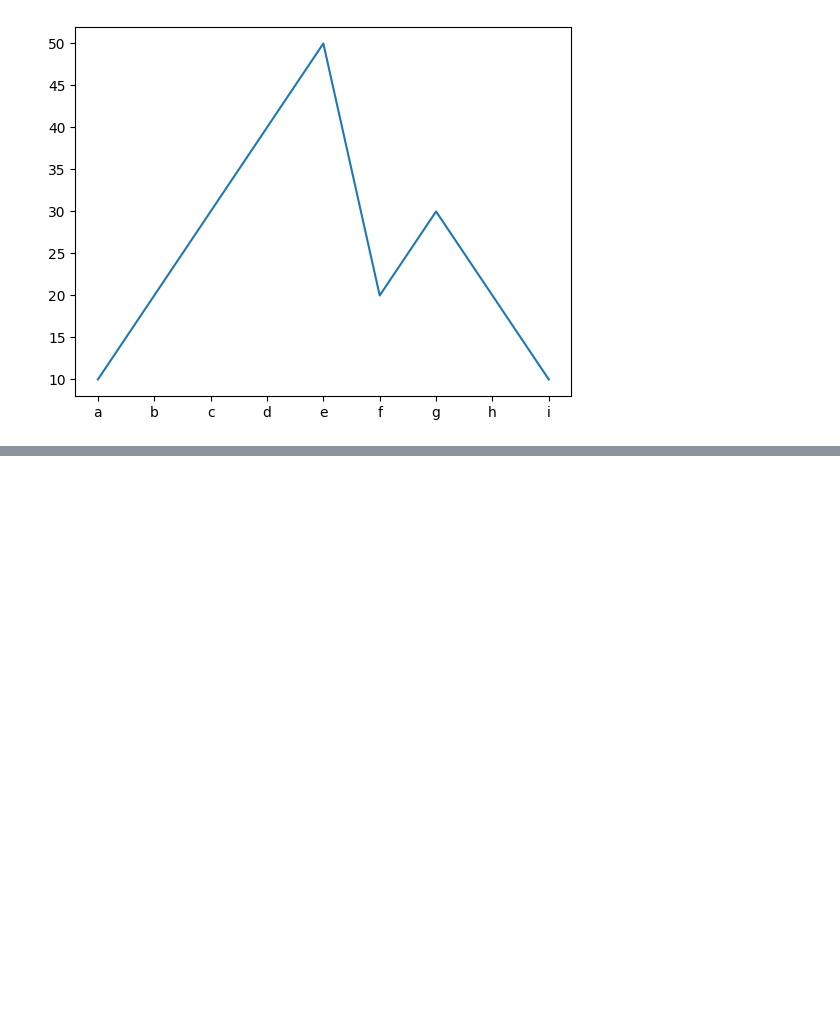
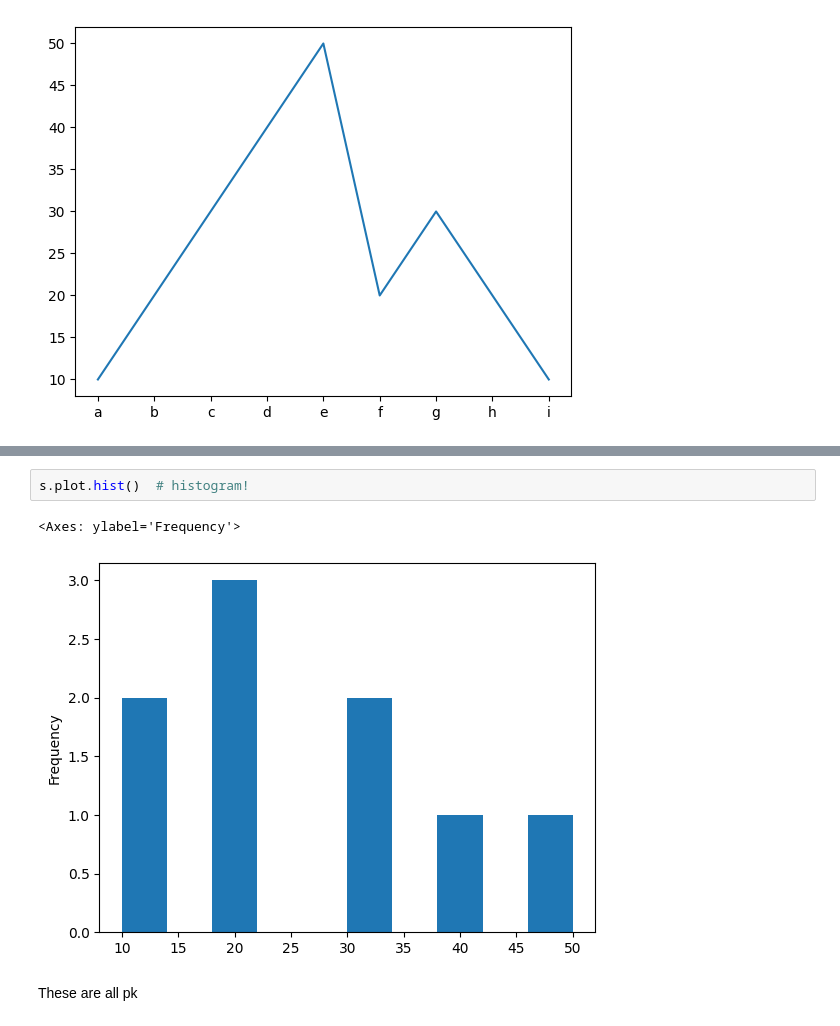
Before and after one commit to reuven/oreilly-2025-05May-pandas, a Jupyter notebook: OReilly - 2025-05May-19.ipynb, the cells around one changed output, grey strips where cells are left out. Saved outputs shown, nothing was run; the diff lists cells and outputs as text; blank space fills up the shorter version.

```diff
--- a/OReilly - 2025-05May-19.ipynb
+++ b/OReilly - 2025-05May-19.ipynb
@@ -1423,0 +1439,7 @@ s.plot.line(title='My amazing plot',
+# %%
+s.plot.hist()  # histogram!
+# %% [output]
+<Axes: ylabel='Frequency'>
+[figure, added]
+# %% [markdown]
+These are all pk
```
Also changed, not shown: parts of 3 cells of this notebook.
